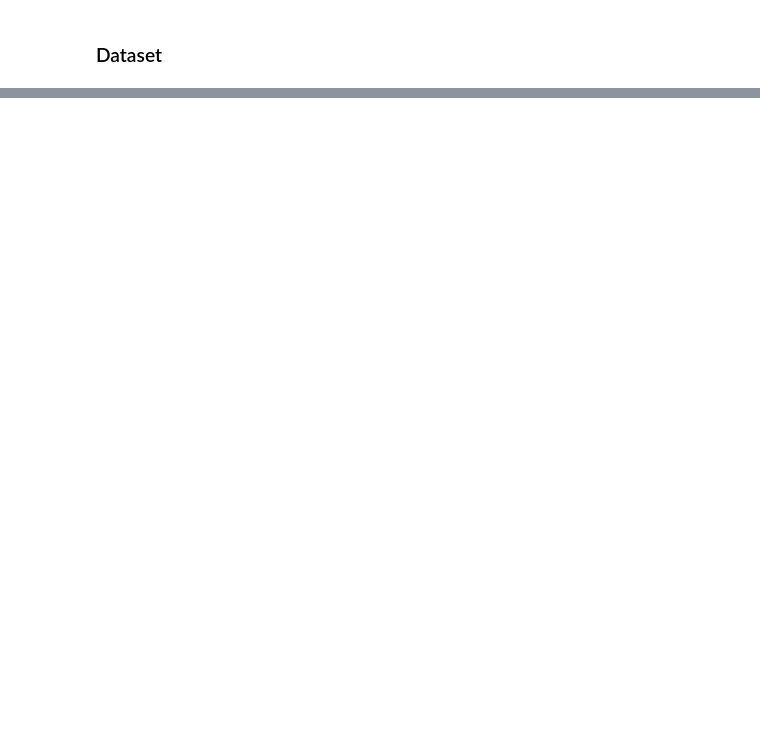
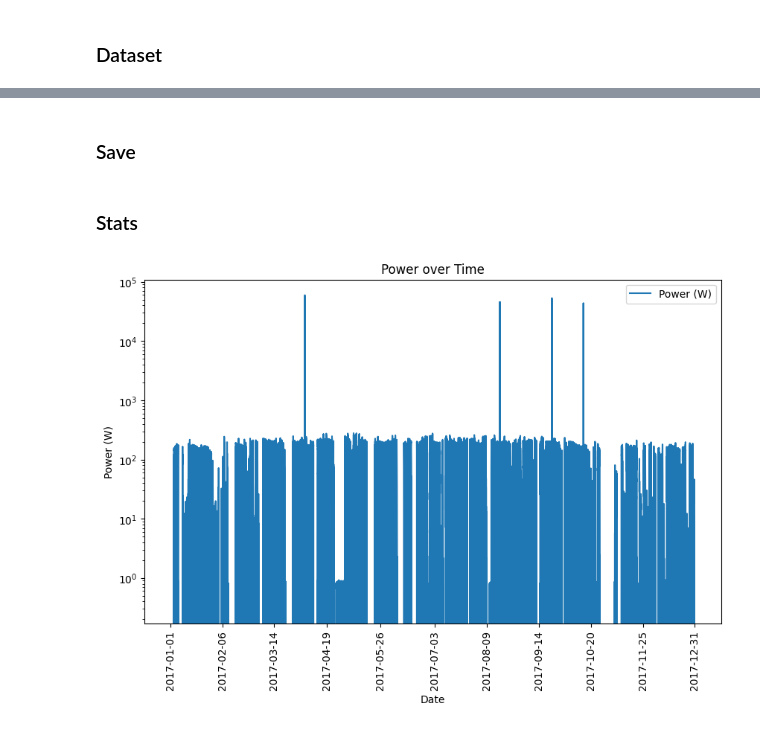
Before and after one commit to FedericoSabbadini/patchAliasing, a Jupyter notebook: dataset/dataset.ipynb, the cells around one changed output, grey strips where cells are left out. Saved outputs shown, nothing was run; the diff lists cells and outputs as text; code cells hidden in the pictures; blank space fills up the shorter version.

```diff
--- a/dataset/dataset.ipynb
+++ b/dataset/dataset.ipynb
@@ -22,0 +128,10 @@ context_df["Date"] = pd.to_datetime(
+# %%
+for temp in temperatures:
+    if temp < -273.15:
+        df.loc[df["Temp_Celsius"] == temp, "Temp_Celsius"] = -273.15
+
+
+temperatures = df["Temp_Celsius"].dropna().drop_duplicates().sort_values(ascending=True)  # Drop null values for temperature
+min = temperatures.min()
+max = temperatures.max()
+print(f"Temperature range after correction: {min} to {max}")
@@ -120,0 +175,9 @@ print(context_df[context_df["Date"].dt.hour == 14])
+# %%
+# replace null values with 0
+df["Power_W"] = df["Power_W"].fillna(0)
+# %%
+# remove all the other lines with null values
+df = df.dropna()
+
+perc_null_val = df.isnull().sum() / len(df) * 100
+print(perc_null_val)
@@ -121 +194,3 @@ print(context_df[context_df["Date"].dt.hour == 14])
+# %% [markdown]
+### Save
 # %%
@@ -122,0 +198,22 @@ context_df.to_csv("Dataset-SolarTechLabEngineered.csv", index=False)
+# %%
+image_path = 'images/'
+# %% [markdown]
+### Stats
+# %%
+# Graph 1: Power over time
+
+fig, ax = plt.subplots(figsize=(10, 6))
+ax.set_yscale('log')
+ax.plot(df["Date"], df["Power_W"], label="Power (W)")
+ax.set_xlabel("Date")
+ax.set_ylabel("Power (W)")
+ax.set_title("Power over Time")
+ax.set_xticks(df["Date"][::len(df)//10])  # Set x-ticks to show every 10% of the data
+ax.tick_params(axis='x', rotation=90)  # Rotate x-ticks for better visibility
+ax.legend()
+plt.show()
+
+save_path = image_path + "power_over_time.png"
+fig.savefig(save_path)
+# %% [output]
+[figure, added]
```
Also changed, not shown: parts of 27 cells of this notebook, 7 other files.
